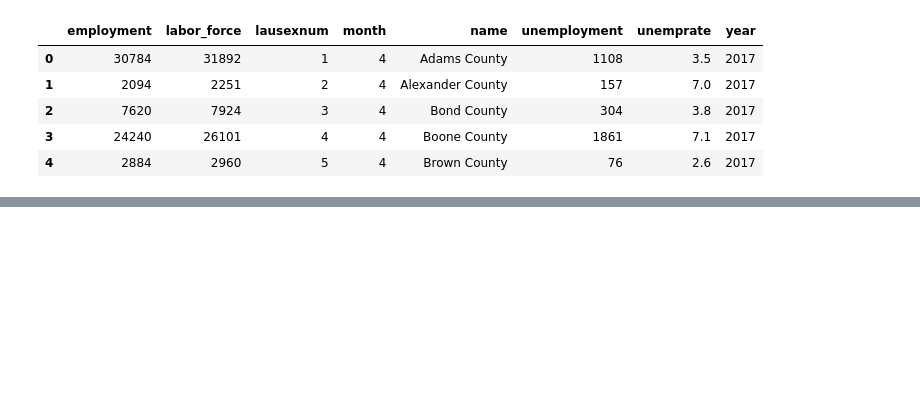
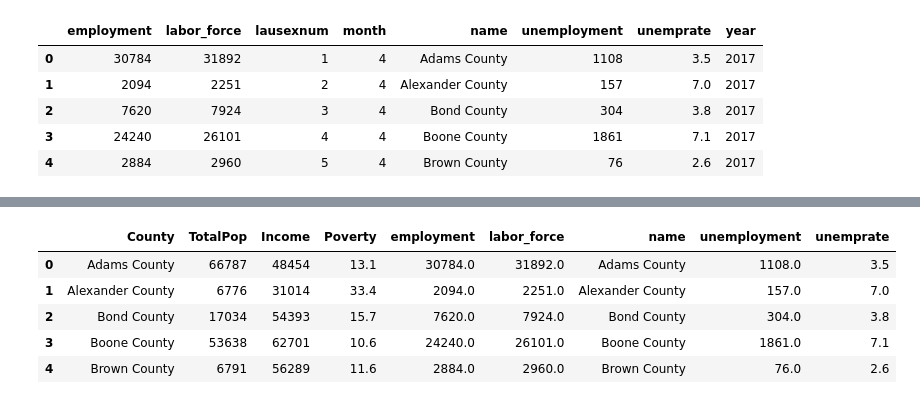
Before and after one commit to rkhebbar/Project-2, a Jupyter notebook: Illinois_data.ipynb, the cells around one changed output, grey strips where cells are left out. Cells and saved outputs as stored; diff of their text form; code cells hidden in the pictures; blank space fills up the shorter version.

```diff
--- a/Illinois_data.ipynb
+++ b/Illinois_data.ipynb
@@ -58,3 +48,7 @@ employment_df.head()
 | 2 | 7620 | 7924 | 3 | 4 | Bond County | 304 | 3.8 | 2017 |
 | 3 | 24240 | 26101 | 4 | 4 | Boone County | 1861 | 7.1 | 2017 |
 | 4 | 2884 | 2960 | 5 | 4 | Brown County | 76 | 2.6 | 2017 |
+# %%
+clean_employment_df = employment_df[["employment", "labor_force", "name", "unemployment", "unemprate"]].copy()
+
+clean_employment_df.head()
@@ -60,0 +62,10 @@ employment_df.head()
+# %%
+merged_df = pd.merge(clean_demo_df, clean_employment_df, how='left', left_on='County', right_on='name')
+merged_df.head()
+# %% [output]
+|  | County | TotalPop | Income | Poverty | employment | labor_force | name | unemployment | unemprate |
+| 0 | Adams County | 66787 | 48454 | 13.1 | 30784.0 | 31892.0 | Adams County | 1108.0 | 3.5 |
+| 1 | Alexander County | 6776 | 31014 | 33.4 | 2094.0 | 2251.0 | Alexander County | 157.0 | 7.0 |
+| 2 | Bond County | 17034 | 54393 | 15.7 | 7620.0 | 7924.0 | Bond County | 304.0 | 3.8 |
+| 3 | Boone County | 53638 | 62701 | 10.6 | 24240.0 | 26101.0 | Boone County | 1861.0 | 7.1 |
+| 4 | Brown County | 6791 | 56289 | 11.6 | 2884.0 | 2960.0 | Brown County | 76.0 | 2.6 |
```
Also changed, not shown: parts of 13 cells of this notebook, 1 other file.
